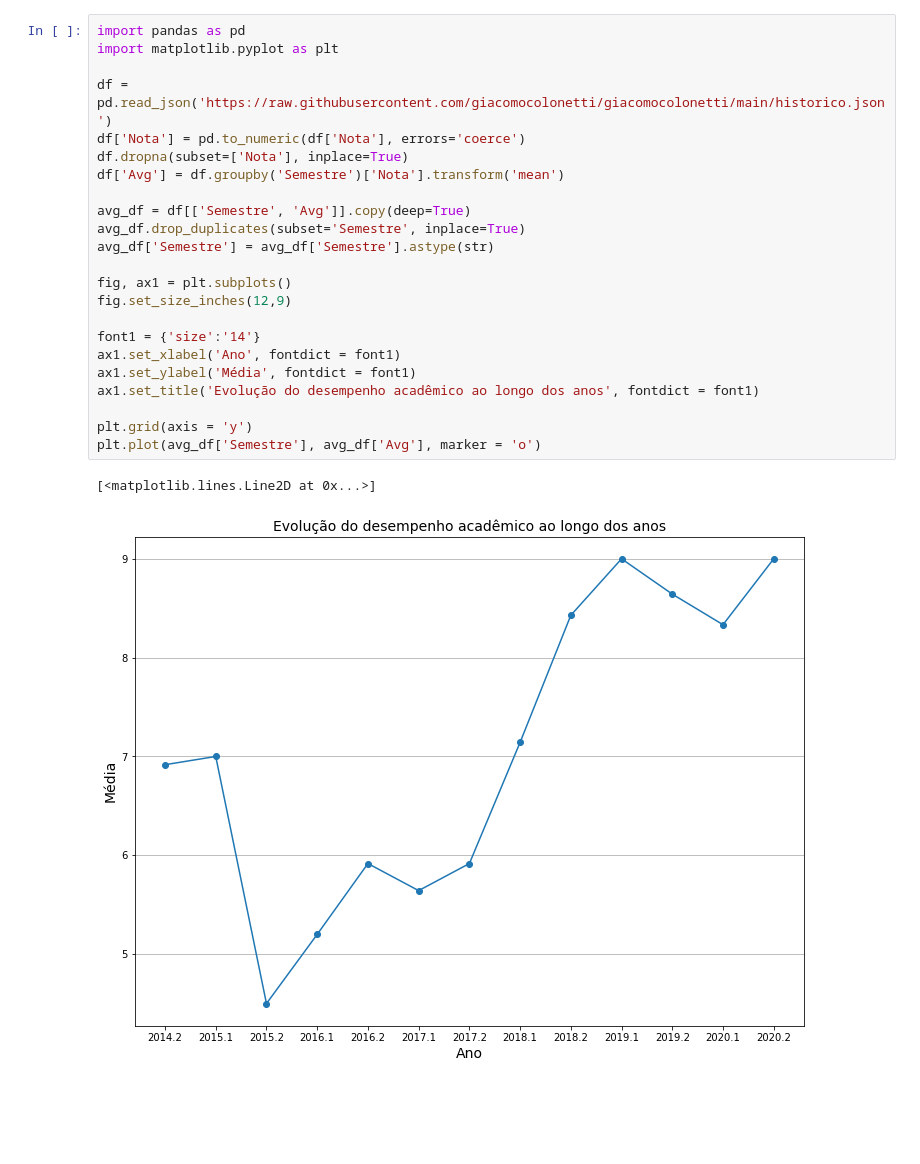
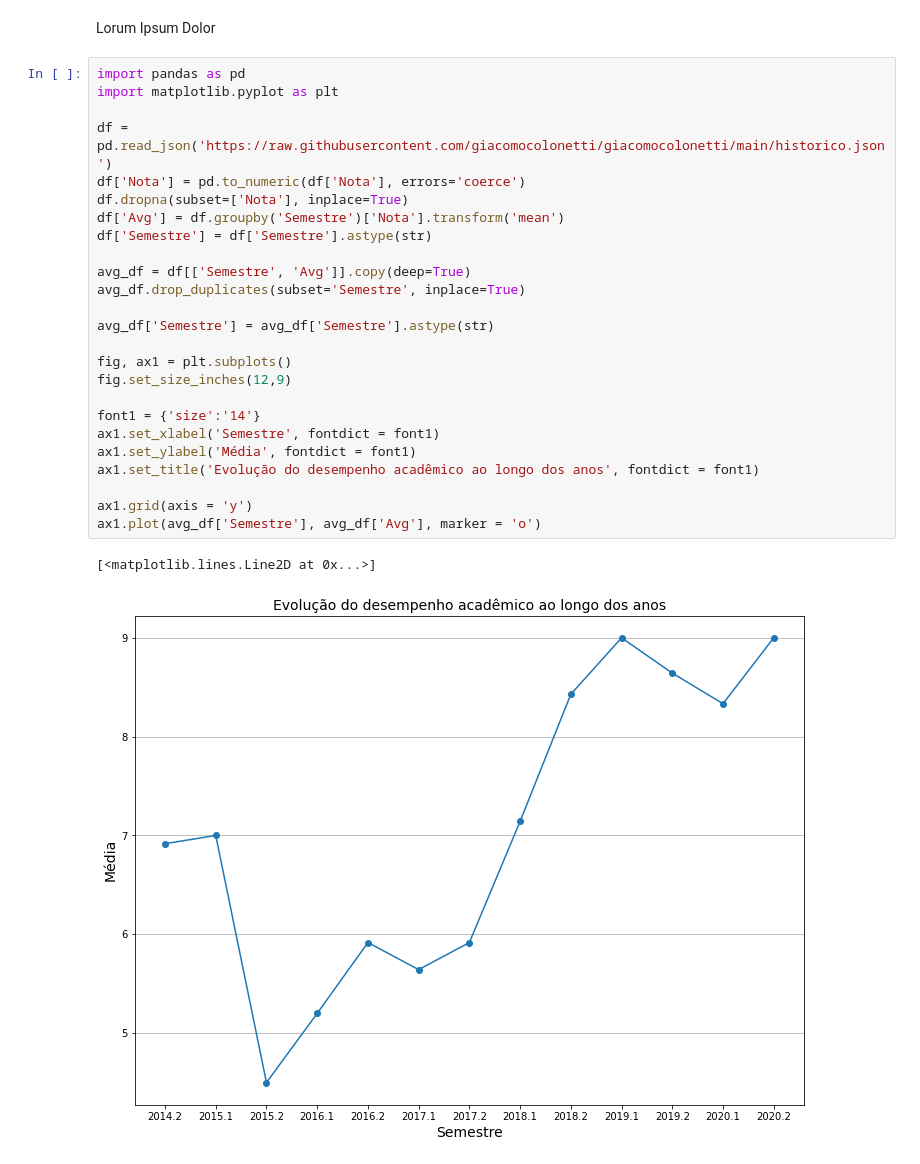
Before and after one commit to giacomocolonetti/giacomocolonetti, a Jupyter notebook: me.ipynb, the cells around one changed output. Saved outputs shown, nothing was run; the diff lists cells and outputs as text; blank space fills up the shorter version.

```diff
--- a/me.ipynb
+++ b/me.ipynb
@@ -1,28 +1,32 @@
 # %% [markdown]
 <a href="https://colab.research.google.com/github/giacomocolonetti/giacomocolonetti/blob/main/me.ipynb" target="_parent"><img src="https://colab.research.google.com/assets/colab-badge.svg" alt="Open In Colab"/></a>
+# %% [markdown]
+Lorum Ipsum Dolor
 # %%
 import pandas as pd
 import matplotlib.pyplot as plt
 
 df = pd.read_json('https://raw.githubusercontent.com/giacomocolonetti/giacomocolonetti/main/historico.json')
 df['Nota'] = pd.to_numeric(df['Nota'], errors='coerce')
 df.dropna(subset=['Nota'], inplace=True)
 df['Avg'] = df.groupby('Semestre')['Nota'].transform('mean')
+df['Semestre'] = df['Semestre'].astype(str)
 
 avg_df = df[['Semestre', 'Avg']].copy(deep=True)
 avg_df.drop_duplicates(subset='Semestre', inplace=True)
+
 avg_df['Semestre'] = avg_df['Semestre'].astype(str)
 
 fig, ax1 = plt.subplots()
 fig.set_size_inches(12,9)
 
 font1 = {'size':'14'}
-ax1.set_xlabel('Ano', fontdict = font1)
+ax1.set_xlabel('Semestre', fontdict = font1)
 ax1.set_ylabel('Média', fontdict = font1)
 ax1.set_title('Evolução do desempenho acadêmico ao longo dos anos', fontdict = font1)
 
-plt.grid(axis = 'y')
-plt.plot(avg_df['Semestre'], avg_df['Avg'], marker = 'o')
+ax1.grid(axis = 'y')
+ax1.plot(avg_df['Semestre'], avg_df['Avg'], marker = 'o')
 # %% [output]
 [<matplotlib.lines.Line2D at 0x...>]
-[figure, old version]
+[figure, new version]
```
Also changed, not shown: parts of 1 cell of this notebook.
